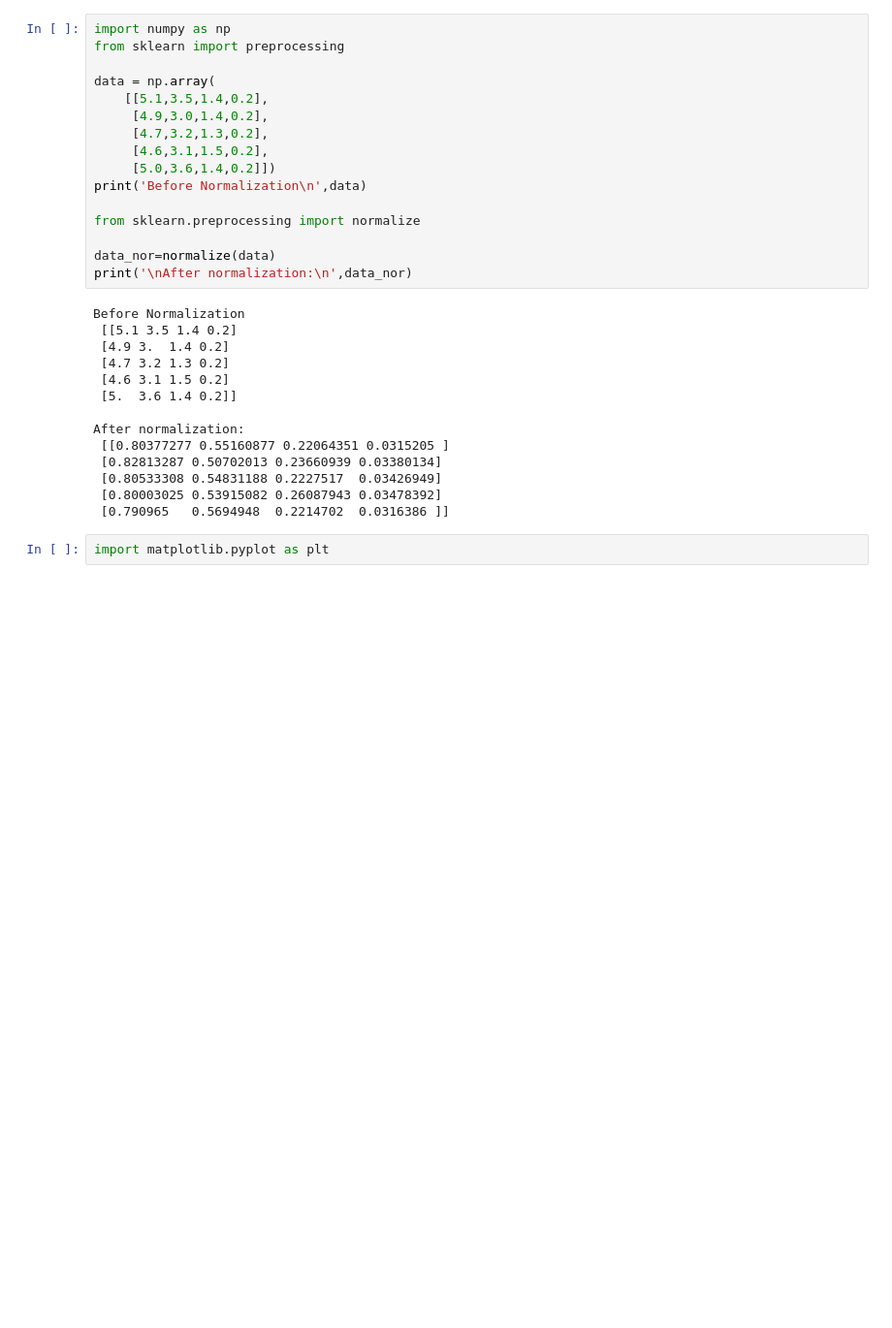
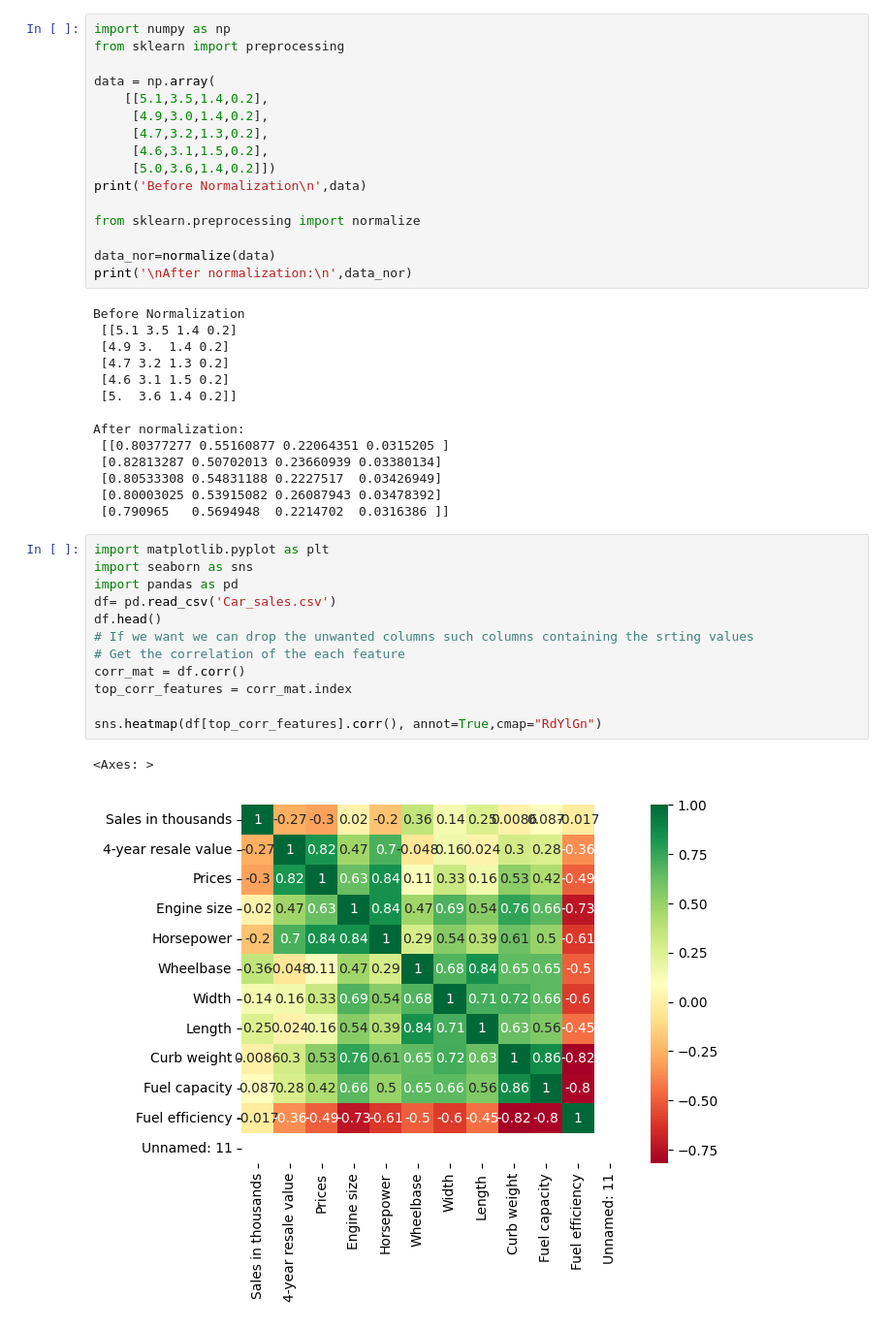
Before and after one commit to yogesh3i/Data_Science_Machine_Learning, a Jupyter notebook: Day-13_Machine_learning/Practice.ipynb, the cells around one changed output. Shown: that part at 97% size. Drawn from its saved outputs; the diff is of its cells as text; blank space fills up the shorter version.

```diff
--- a/Day-13_Machine_learning/Practice.ipynb
+++ b/Day-13_Machine_learning/Practice.ipynb
@@ -282,5 +282,18 @@ After normalization:
  [0.80533308 0.54831188 0.2227517  0.03426949]
  [0.80003025 0.53915082 0.26087943 0.03478392]
  [0.790965   0.5694948  0.2214702  0.0316386 ]]
-# %%
-import matplotlib.pyplot as plt
+# %%
+import matplotlib.pyplot as plt
+import seaborn as sns
+import pandas as pd
+df= pd.read_csv('Car_sales.csv')
+df.head()
+# If we want we can drop the unwanted columns such columns containing the srting values
+# Get the correlation of the each feature
+corr_mat = df.corr()
+top_corr_features = corr_mat.index
+
+sns.heatmap(df[top_corr_features].corr(), annot=True,cmap="RdYlGn")
+# %% [output]
+<Axes: >
+[figure, added]
```
Also changed, not shown: parts of 1 cell of this notebook.
